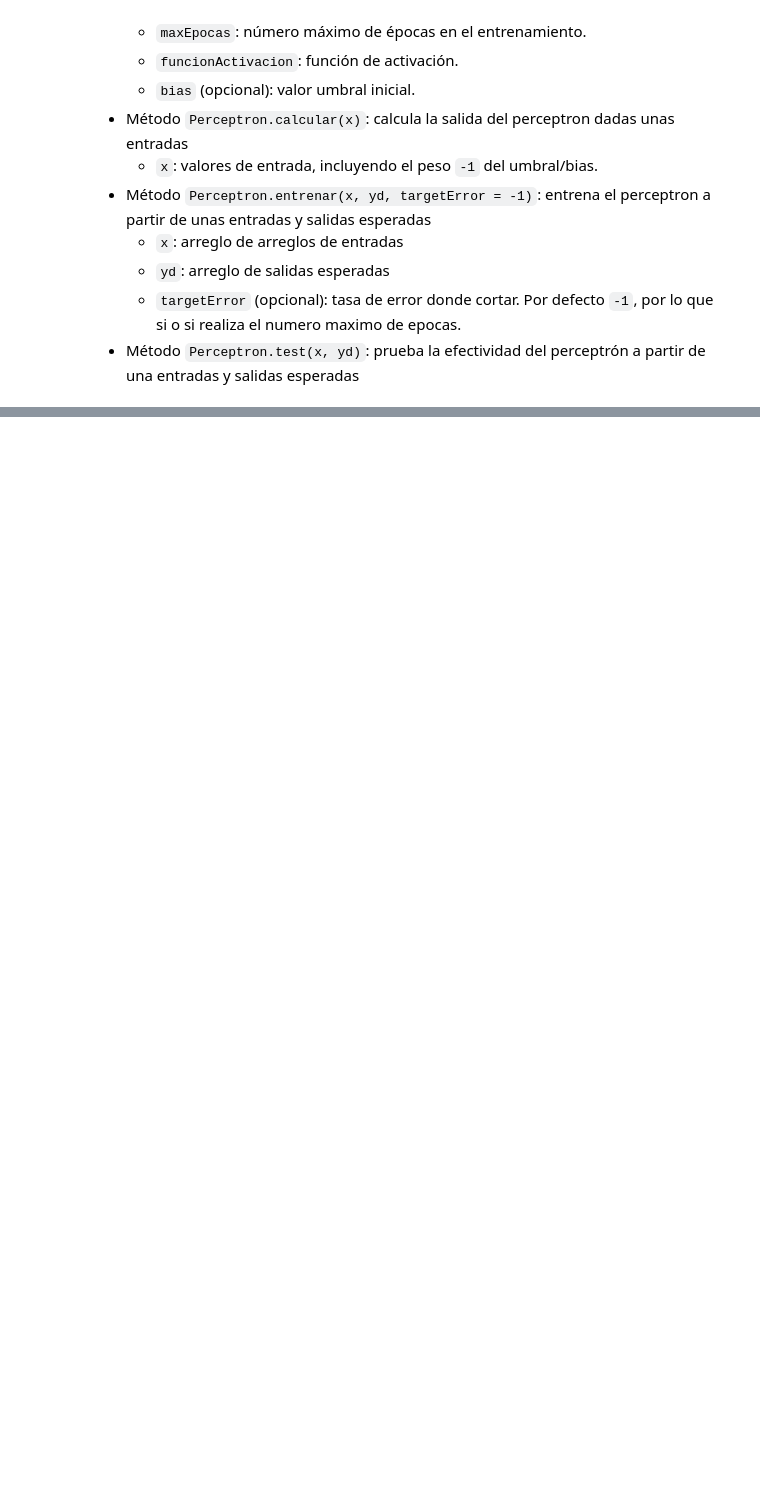
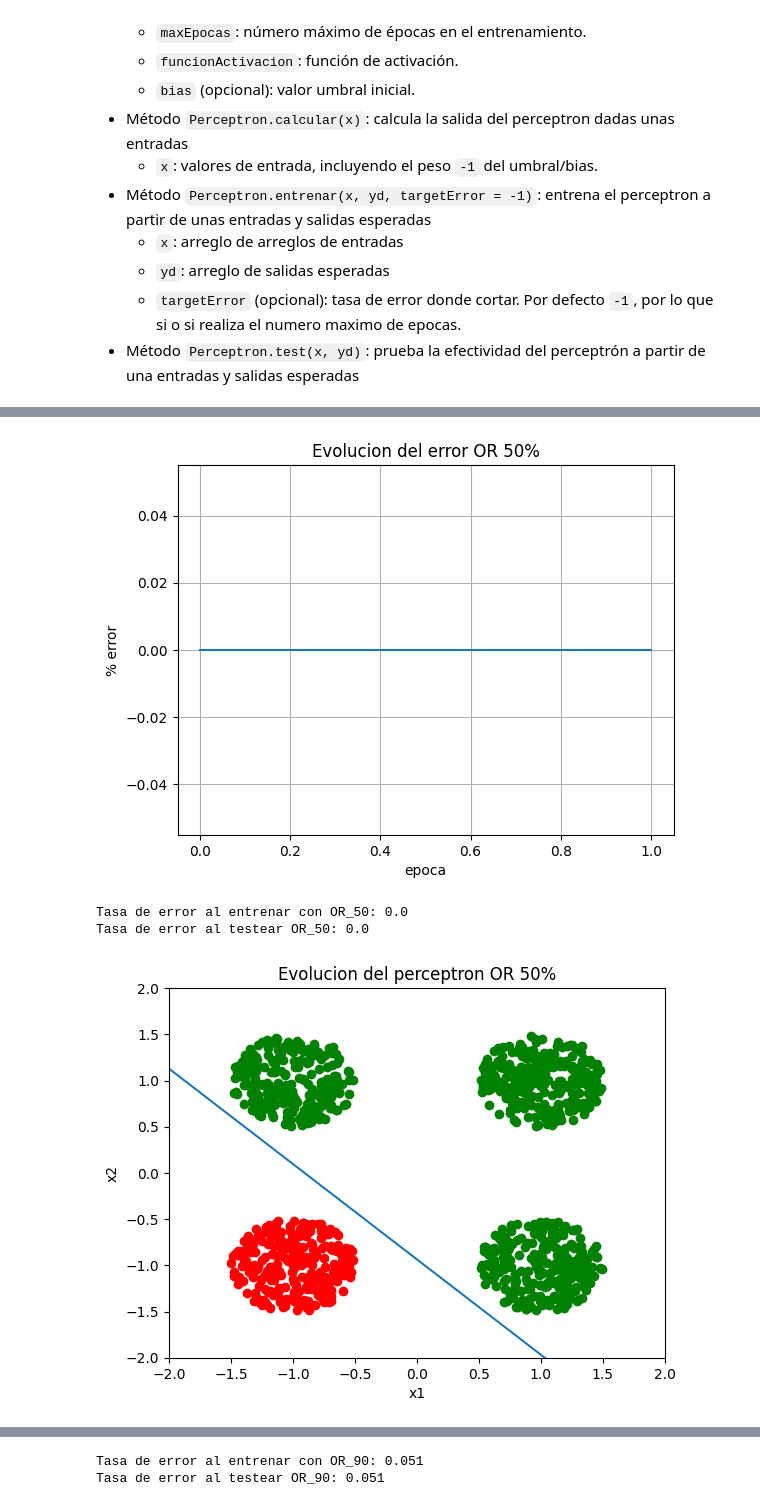
Before and after one commit to Lucasa98/Inteligencia-Computacional-2025, a Jupyter notebook: Práctica/Guia1/Ej1.ipynb, the cells around one changed output, grey strips where cells are left out. Cells and saved outputs as stored; diff of their text form; code cells hidden in the pictures; blank space fills up the shorter version.

```diff
--- a/Práctica/Guia1/Ej1.ipynb
+++ b/Práctica/Guia1/Ej1.ipynb
@@ -159,2 +145,63 @@ Repita el entrenamiento realizado para el caso del `OR`, pero entrenando con los
 
 ### Solución
+# %%
+# ===== OR 50 =====
+trainFile = cargarCSV('./data/OR_50_trn.csv')
+x = trainFile[:,:-1]
+yd = trainFile[:,-1]
+
+perceptronOR50 = Perceptron.Perceptron(
+    N=x.shape[1],
+    rate=aprRate,
+    maxEpocas=epocas,
+    funcionActivacion=funcionActivacion)
+
+error = perceptronOR50.entrenar(
+    x,
+    yd,
+    gifPath='./resultados/OR50.gif',
+    label='OR 50%',
+    targetError=maxErr
+)
+
+print(f"Tasa de error al entrenar con OR_50: {error}")
+
+testFile = cargarCSV('./data/OR_50_tst.csv')
+x = trainFile[:,:-1]
+yd = trainFile[:,-1]
+error = perceptronOR50.test(x,yd)
+
+print(f"Tasa de error al testear OR_50: {error}")
+
+# ===== OR 90 =====
+trainFile = cargarCSV('./data/OR_90_trn.csv')
+x = trainFile[:,:-1]
+yd = trainFile[:,-1]
+
+perceptronOR90 = Perceptron.Perceptron(
+    N=x.shape[1],
+    rate=aprRate,
+    maxEpocas=epocas,
+    funcionActivacion=funcionActivacion)
+
+error = perceptronOR90.entrenar(
+    x,
+    yd,
+    gifPath='./resultados/OR90.gif',
+    label='OR 90%',
+    targetError=maxErr
+)
+
+print(f"Tasa de error al entrenar con OR_90: {error}")
+
+testFile = cargarCSV('./data/OR_90_tst.csv')
+x = trainFile[:,:-1]
+yd = trainFile[:,-1]
+error = perceptronOR90.test(x,yd)
+
+print(f"Tasa de error al testear OR_90: {error}")
+# %% [output]
+[figure, added]
+Tasa de error al entrenar con OR_50: 0.0
+Tasa de error al testear OR_50: 0.0
+[figure, added]
@@ -160,0 +209,2 @@ Repita el entrenamiento realizado para el caso del `OR`, pero entrenando con los
+Tasa de error al entrenar con OR_90: 0.051
+Tasa de error al testear OR_90: 0.051
```
Also changed, not shown: parts of 5 cells of this notebook, 13 other files.
